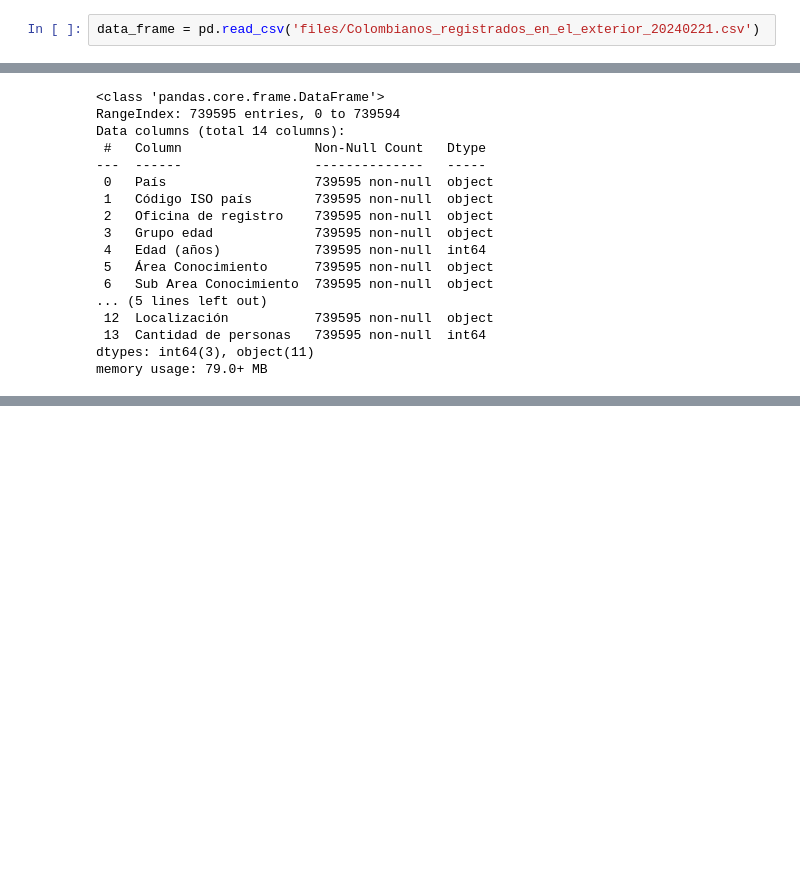
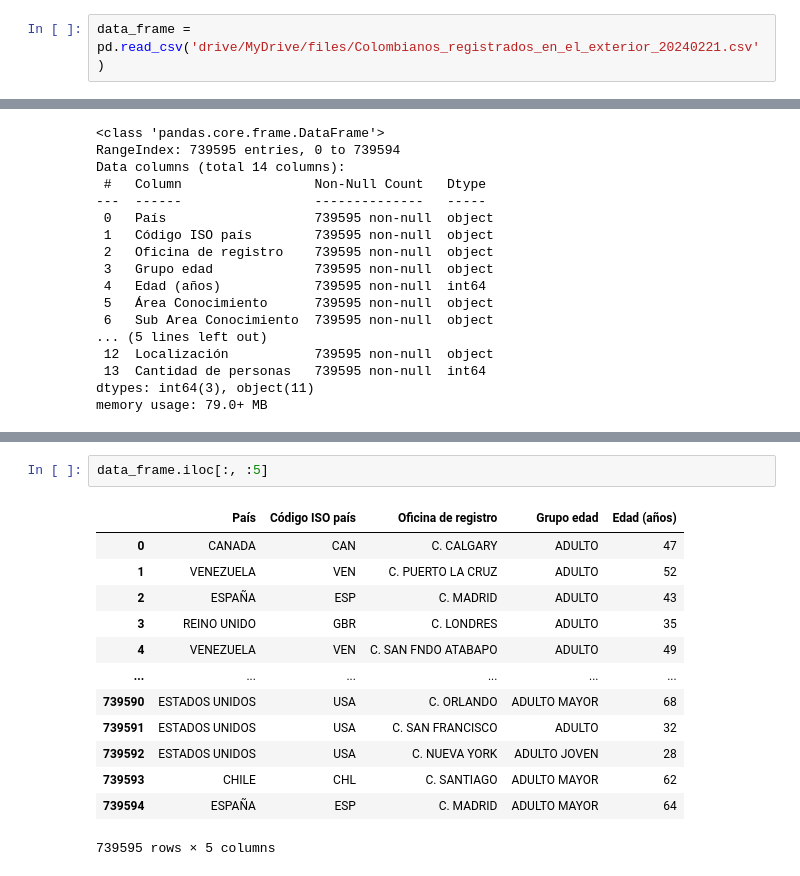
Before and after one commit to alexanderbeleno16/taller1_corte1_mi_20241, a Jupyter notebook: taller1_corte1_mi_20241.ipynb, the cells around one changed output, grey strips where cells are left out. Cells and saved outputs as stored; diff of their text form; blank space fills up the shorter version.

```diff
--- a/taller1_corte1_mi_20241.ipynb
+++ b/taller1_corte1_mi_20241.ipynb
@@ -28,5 +28,5 @@ import matplotlib.pyplot as plt
 ## **CARGUE Y LECTURA DEL ARCHIVO CSV**
 En esta sección del código se carga los datos del archivo CSV en un objeto llamado data_frame
 # %%
-data_frame = pd.read_csv('files/Colombianos_registrados_en_el_exterior_20240221.csv')
+data_frame = pd.read_csv('drive/MyDrive/files/Colombianos_registrados_en_el_exterior_20240221.csv')
 # %% [markdown]
@@ -61,0 +94,16 @@ memory usage: 79.0+ MB
+# %%
+data_frame.iloc[:, :5]
+# %% [output]
+|  | País | Código ISO país | Oficina de registro | Grupo edad | Edad (años) |
+| 0 | CANADA | CAN | C. CALGARY | ADULTO | 47 |
+| 1 | VENEZUELA | VEN | C. PUERTO LA CRUZ | ADULTO | 52 |
+| 2 | ESPAÑA | ESP | C. MADRID | ADULTO | 43 |
+| 3 | REINO UNIDO | GBR | C. LONDRES | ADULTO | 35 |
+| 4 | VENEZUELA | VEN | C. SAN FNDO ATABAPO | ADULTO | 49 |
+| ... | ... | ... | ... | ... | ... |
+| 739590 | ESTADOS UNIDOS | USA | C. ORLANDO | ADULTO MAYOR | 68 |
+| 739591 | ESTADOS UNIDOS | USA | C. SAN FRANCISCO | ADULTO | 32 |
+| 739592 | ESTADOS UNIDOS | USA | C. NUEVA YORK | ADULTO JOVEN | 28 |
+| 739593 | CHILE | CHL | C. SANTIAGO | ADULTO MAYOR | 62 |
+| 739594 | ESPAÑA | ESP | C. MADRID | ADULTO MAYOR | 64 |
+739595 rows × 5 columns
```
Also changed, not shown: parts of 7 cells of this notebook.
